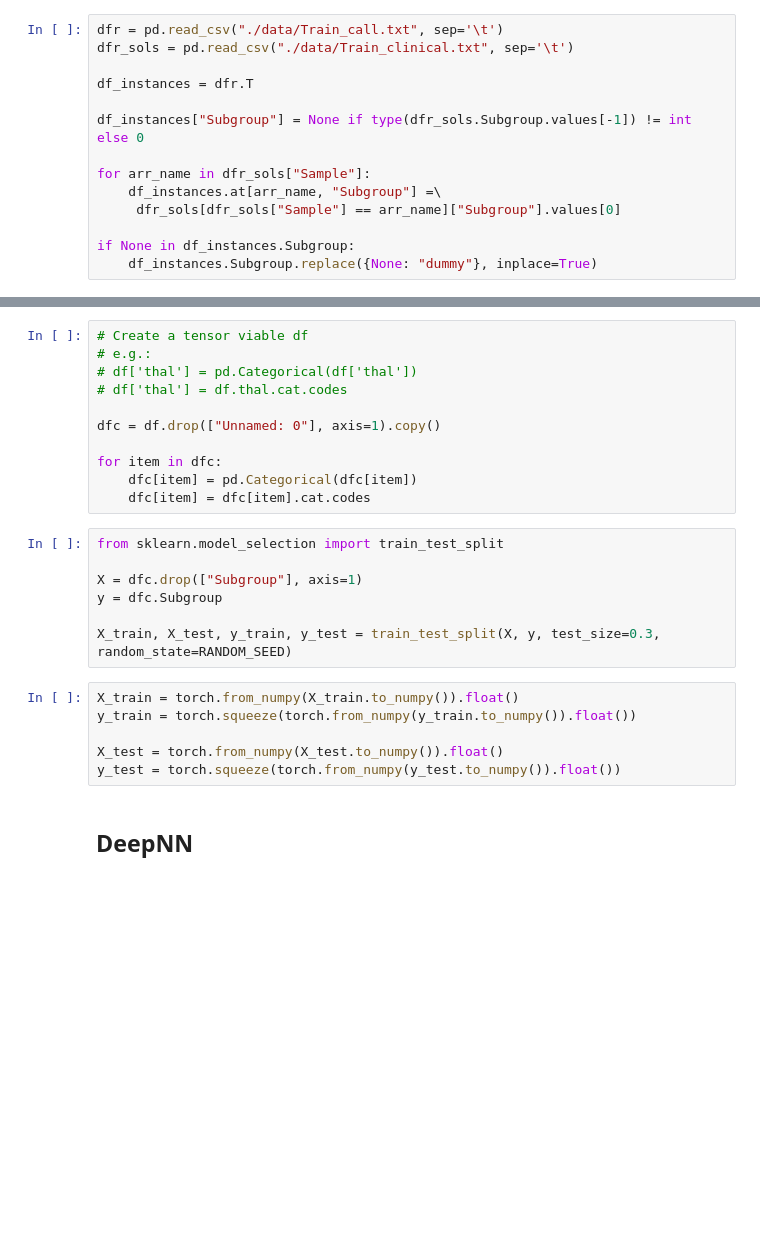
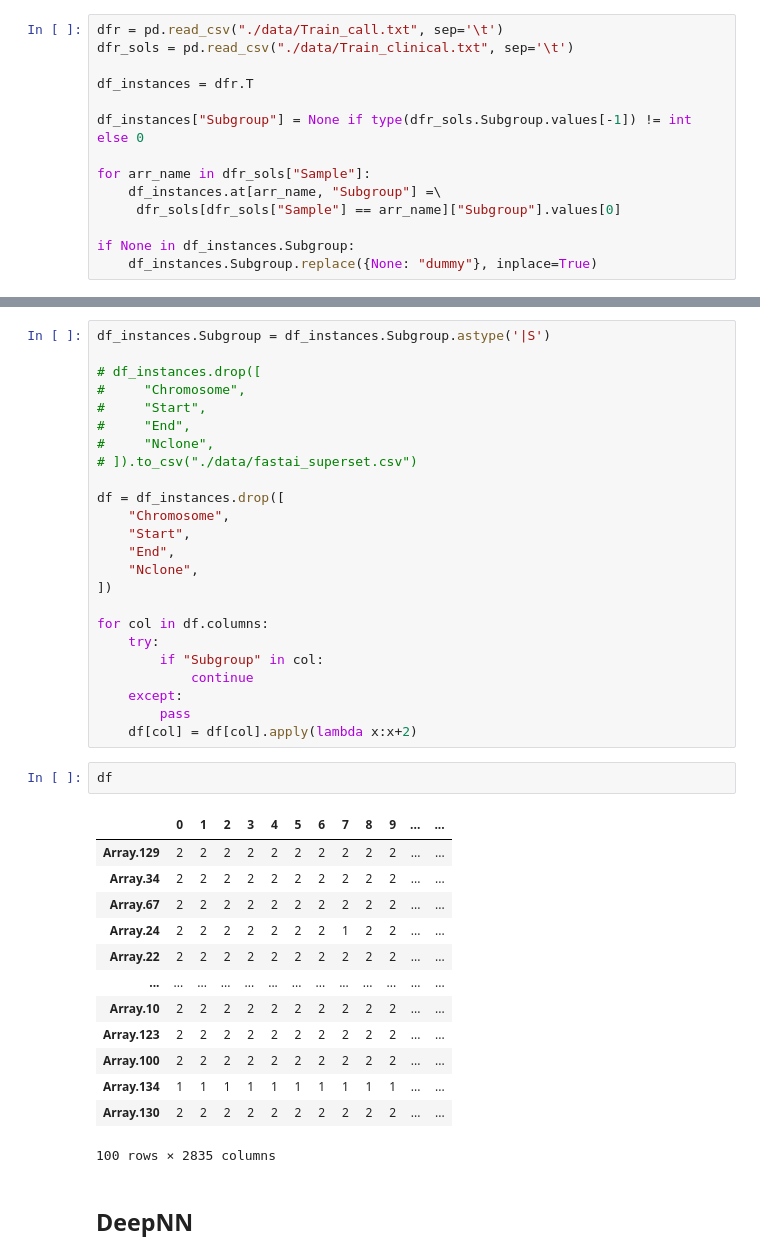
Before and after one commit to Blastorios/B4TM, a Jupyter notebook: src/DeepNN.ipynb, the cells around one changed output, grey strips where cells are left out. Cells and saved outputs as stored; diff of their text form; blank space fills up the shorter version.

```diff
--- a/src/DeepNN.ipynb
+++ b/src/DeepNN.ipynb
@@ -68,27 +50,43 @@ df_instances
-# %%
-# Create a tensor viable df
-# e.g.:
-# df['thal'] = pd.Categorical(df['thal'])
-# df['thal'] = df.thal.cat.codes
-
-dfc = df.drop(["Unnamed: 0"], axis=1).copy()
-
-for item in dfc:
-    dfc[item] = pd.Categorical(dfc[item])
-    dfc[item] = dfc[item].cat.codes
-# %%
-from sklearn.model_selection import train_test_split
-
-X = dfc.drop(["Subgroup"], axis=1)
-y = dfc.Subgroup
-
-X_train, X_test, y_train, y_test = train_test_split(X, y, test_size=0.3, random_state=RANDOM_SEED)
-# %%
-X_train = torch.from_numpy(X_train.to_numpy()).float()
-y_train = torch.squeeze(torch.from_numpy(y_train.to_numpy()).float())
-
-X_test = torch.from_numpy(X_test.to_numpy()).float()
-y_test = torch.squeeze(torch.from_numpy(y_test.to_numpy()).float())
+# %%
+df_instances.Subgroup = df_instances.Subgroup.astype('|S')
+
+# df_instances.drop([
+#     "Chromosome",
+#     "Start",
+#     "End",
+#     "Nclone",
+# ]).to_csv("./data/fastai_superset.csv")
+
+df = df_instances.drop([
+    "Chromosome",
+    "Start",
+    "End",
+    "Nclone",
+])
+
+for col in df.columns:
+    try:
+        if "Subgroup" in col:
+            continue
+    except:
+        pass
+    df[col] = df[col].apply(lambda x:x+2)
+# %%
+df
+# %% [output]
+|  | 0 | 1 | 2 | 3 | 4 | 5 | 6 | 7 | 8 | 9 | ... | ... |
+| Array.129 | 2 | 2 | 2 | 2 | 2 | 2 | 2 | 2 | 2 | 2 | ... | ... |
+| Array.34 | 2 | 2 | 2 | 2 | 2 | 2 | 2 | 2 | 2 | 2 | ... | ... |
+| Array.67 | 2 | 2 | 2 | 2 | 2 | 2 | 2 | 2 | 2 | 2 | ... | ... |
+| Array.24 | 2 | 2 | 2 | 2 | 2 | 2 | 2 | 1 | 2 | 2 | ... | ... |
+| Array.22 | 2 | 2 | 2 | 2 | 2 | 2 | 2 | 2 | 2 | 2 | ... | ... |
+| ... | ... | ... | ... | ... | ... | ... | ... | ... | ... | ... | ... | ... |
+| Array.10 | 2 | 2 | 2 | 2 | 2 | 2 | 2 | 2 | 2 | 2 | ... | ... |
+| Array.123 | 2 | 2 | 2 | 2 | 2 | 2 | 2 | 2 | 2 | 2 | ... | ... |
+| Array.100 | 2 | 2 | 2 | 2 | 2 | 2 | 2 | 2 | 2 | 2 | ... | ... |
+| Array.134 | 1 | 1 | 1 | 1 | 1 | 1 | 1 | 1 | 1 | 1 | ... | ... |
+| Array.130 | 2 | 2 | 2 | 2 | 2 | 2 | 2 | 2 | 2 | 2 | ... | ... |
+100 rows × 2835 columns
 # %% [markdown]
 ## DeepNN
 # %%
```
Also changed, not shown: parts of 12 cells of this notebook, 3 other files.
